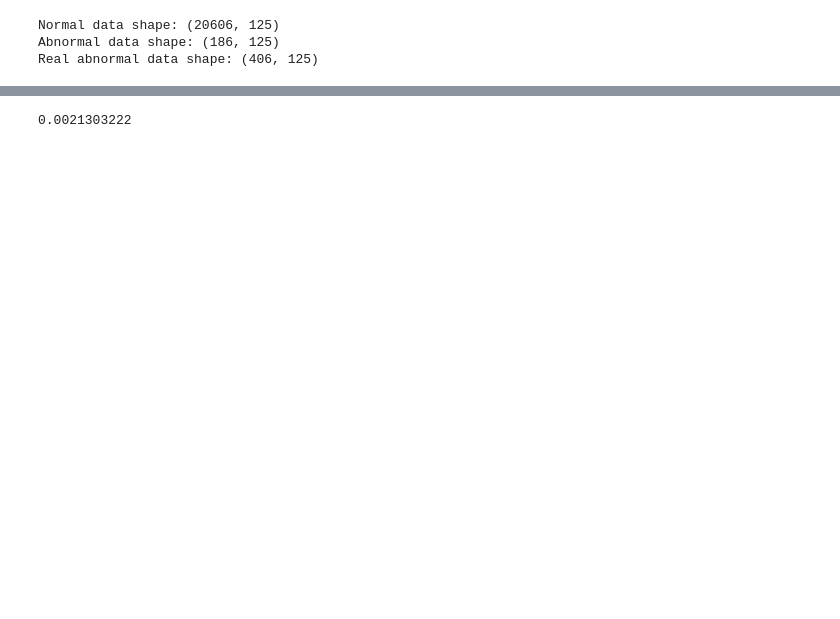
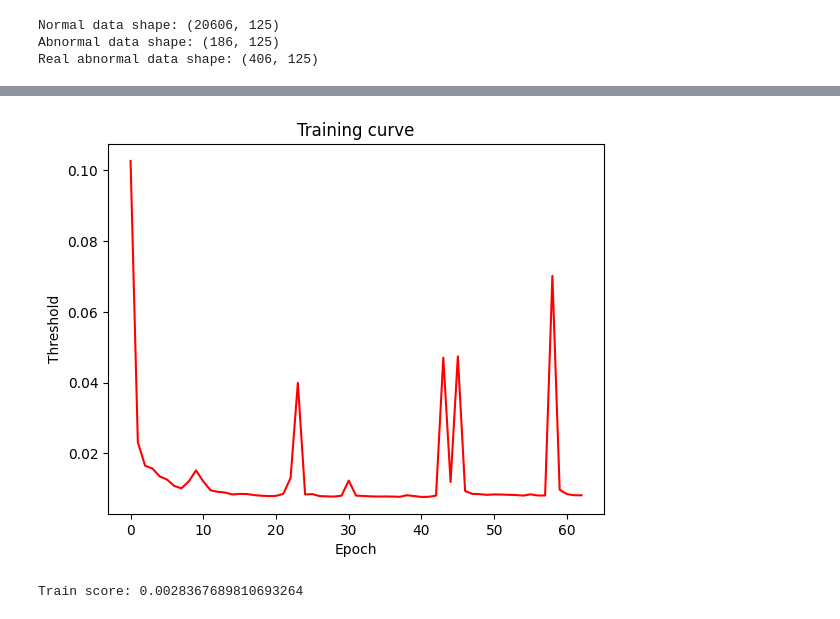
Before and after one commit to DragosStoican/Abnormal-Trajectory-Detection, a Jupyter notebook: DAE_method.ipynb, the cells around one changed output, grey strips where cells are left out. Cells and saved outputs as stored; diff of their text form; code cells hidden in the pictures; blank space fills up the shorter version.

```diff
--- a/DAE_method.ipynb
+++ b/DAE_method.ipynb
@@ -196,5 +288,19 @@ with torch.no_grad():
+# %%
+model = model.cpu()
+model.eval()
+with torch.no_grad():
+    plt.title("Training curve")
+    plt.plot(range(len(history['threshold'])),history['threshold'],'r')
+    plt.xlabel("Epoch")
+    plt.ylabel("Threshold")
+    plt.show()
+# %% [output]
+[figure, added]
 # %%
 # Evaluate the model
+model = model.cpu()
+train_data_scaled = train_data_scaled.cpu()
+
 model.eval()
 with torch.no_grad():
     predicted_train_data = model(train_data_scaled)
@@ -203,6 +309,10 @@ with torch.no_grad():
     train_score = np.mean(mse_per_sample)
     print(f"Train score: {train_score}")
 
-    predicted_validation_data = model(validation_data_scaled)
+    predicted_test_data = model(test_data_scaled)
+    assert predicted_test_data.shape == test_data_scaled.shape, "The predicted data shape is not right!"
+    mse_per_sample = [mean_squared_error(train_data_scaled[i], predicted_train_data[i]) for i in range(train_data_scaled.shape[0])]
+    train_score = np.mean(mse_per_sample)
+    print(f"Train score: {train_score}")
 # %% [output]
-0.0021303222
+Train score: 0.0028367689810693264
```
Also changed, not shown: parts of 12 cells of this notebook.
